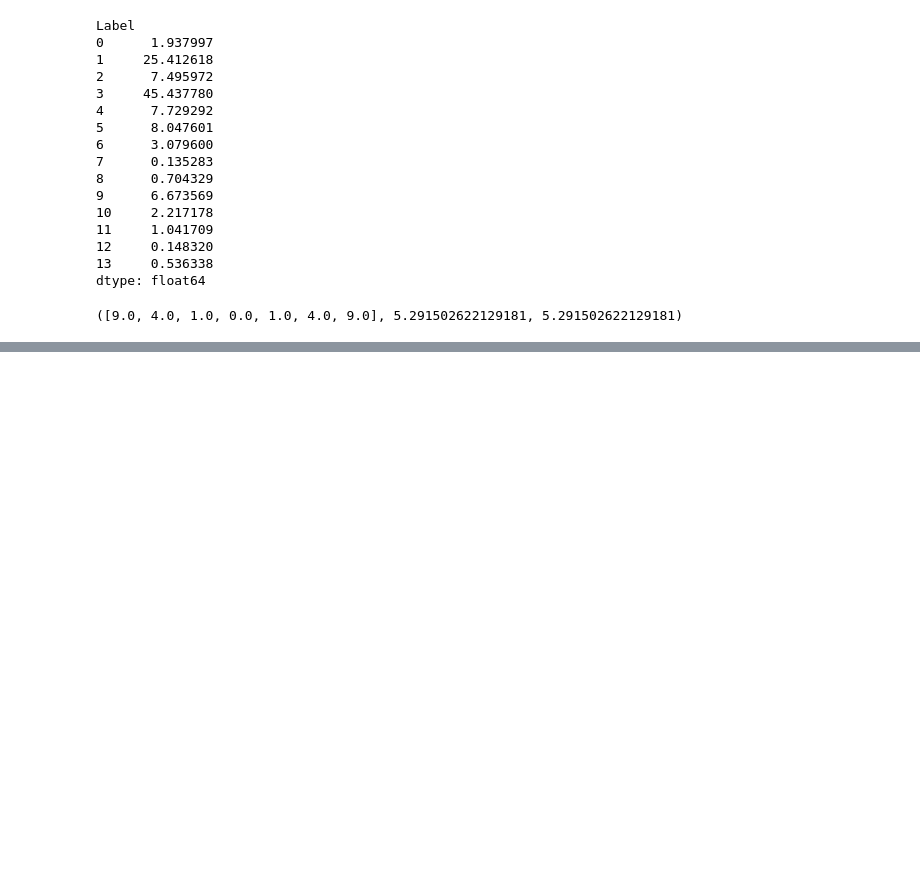
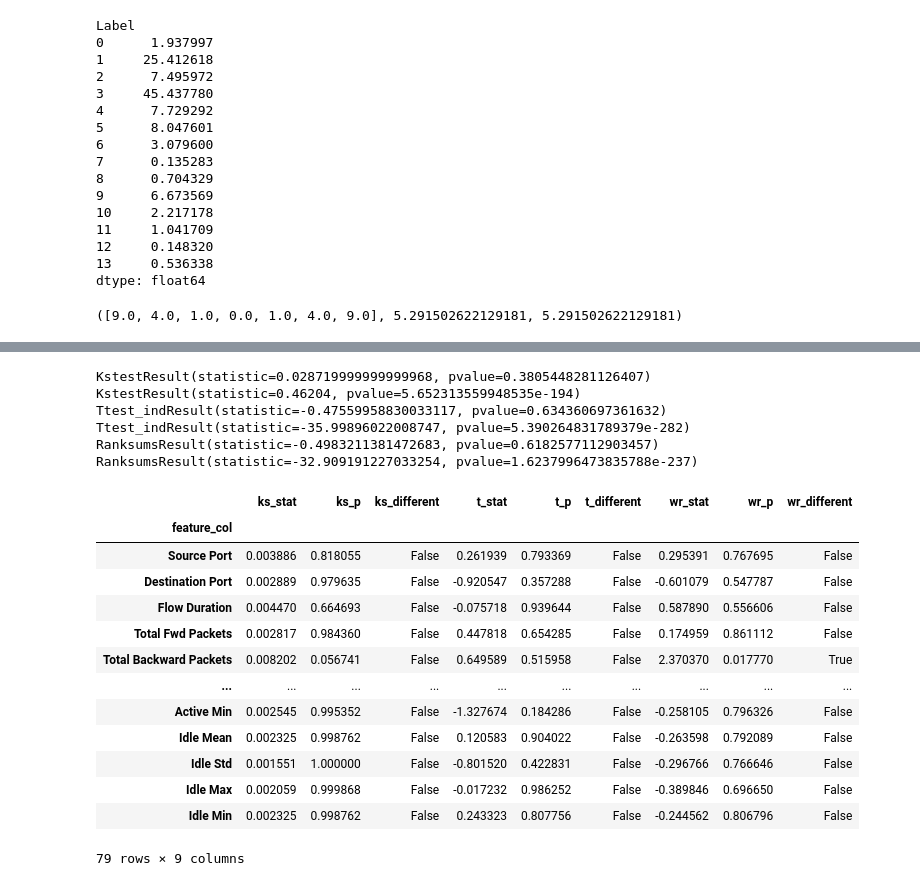
Before and after one commit to CN-TU/controllable-network-data-balancing-with-gans, a Jupyter notebook: data_exploration.ipynb, the cells around one changed output, grey strips where cells are left out. Drawn from its saved outputs; the diff is of its cells as text; code cells hidden in the pictures; blank space fills up the shorter version.

Commit message:
add initial comparison of statistical tests

```diff
--- a/data_exploration.ipynb
+++ b/data_exploration.ipynb
@@ -607,0 +631,51 @@ xs, math.sqrt(sum(xs)), np.linalg.norm(np.array(x) - np.array(s))
+# %%
+x = np.random.normal(0, 1, 100000)
+y = np.random.normal(0, 1, 1000)
+z = np.random.normal(1.1, 0.9, 1000)
+
+# Kolmogorov-Smirnov test
+print(scipy.stats.ks_2samp(x, y), scipy.stats.ks_2samp(x, z))
+
+# two sample ttes
+print(scipy.stats.ttest_ind(x, y), scipy.stats.ttest_ind(x, z))
+
+# two-sample wilcoxon ranksum test
+print(scipy.stats.ranksums(x, y), scipy.stats.ranksums(x, z))
+# %% [output]
+KstestResult(statistic=0.028719999999999968, pvalue=0.3805448281126407) KstestResult(statistic=0.46204, pvalue=5.652313559948535e-194)
+Ttest_indResult(statistic=-0.47559958830033117, pvalue=0.634360697361632) Ttest_indResult(statistic=-35.99896022008747, pvalue=5.390264831789379e-282)
+RanksumsResult(statistic=-0.4983211381472683, pvalue=0.6182577112903457) RanksumsResult(statistic=-32.909191227033254, pvalue=1.6237996473835788e-237)
+# %%
+# conduct tests between training and testing dataset
+# there should not be any significant difference between the columns
+# can implement this similarly in evaluation script
+df_stats = []
+for col in range(len(column_names) - 1):
+    train_vals, test_vals = train_dataset.X[:, col], test_dataset.X[:, col]
+    ks_test = scipy.stats.ks_2samp(train_vals, test_vals)
+    t_test = scipy.stats.ttest_ind(train_vals, test_vals)
+    wr_test = scipy.stats.ranksums(train_vals, test_vals)
+    stats = [column_names[col], ks_test[0], ks_test[1], ks_test[1] < 0.05,
+             t_test[0], t_test[1], t_test[1] < 0.05,
+             wr_test[0], wr_test[1], wr_test[1] < 0.05]
+    df_stats.append(stats)
+
+df_stats = pd.DataFrame(df_stats, columns=["feature_col", "ks_stat", "ks_p", "ks_different","t_stat",
+                                           "t_p", "t_different", "wr_stat", "wr_p", "wr_different"])
+df_stats = df_stats.set_index("feature_col")
+df_stats
+# %% [output]
+|  | ks_stat | ks_p | ks_different | t_stat | t_p | t_different | wr_stat | wr_p | wr_different |
+| feature_col |  |  |  |  |  |  |  |  |  |
+| Source Port | 0.003886 | 0.818055 | False | 0.261939 | 0.793369 | False | 0.295391 | 0.767695 | False |
+| Destination Port | 0.002889 | 0.979635 | False | -0.920547 | 0.357288 | False | -0.601079 | 0.547787 | False |
+| Flow Duration | 0.004470 | 0.664693 | False | -0.075718 | 0.939644 | False | 0.587890 | 0.556606 | False |
+| Total Fwd Packets | 0.002817 | 0.984360 | False | 0.447818 | 0.654285 | False | 0.174959 | 0.861112 | False |
+| Total Backward Packets | 0.008202 | 0.056741 | False | 0.649589 | 0.515958 | False | 2.370370 | 0.017770 | True |
+| ... | ... | ... | ... | ... | ... | ... | ... | ... | ... |
+| Active Min | 0.002545 | 0.995352 | False | -1.327674 | 0.184286 | False | -0.258105 | 0.796326 | False |
+| Idle Mean | 0.002325 | 0.998762 | False | 0.120583 | 0.904022 | False | -0.263598 | 0.792089 | False |
+| Idle Std | 0.001551 | 1.000000 | False | -0.801520 | 0.422831 | False | -0.296766 | 0.766646 | False |
+| Idle Max | 0.002059 | 0.999868 | False | -0.017232 | 0.986252 | False | -0.389846 | 0.696650 | False |
+| Idle Min | 0.002325 | 0.998762 | False | 0.243323 | 0.807756 | False | -0.244562 | 0.806796 | False |
+79 rows × 9 columns
```
Also changed, not shown: parts of 6 cells of this notebook.
